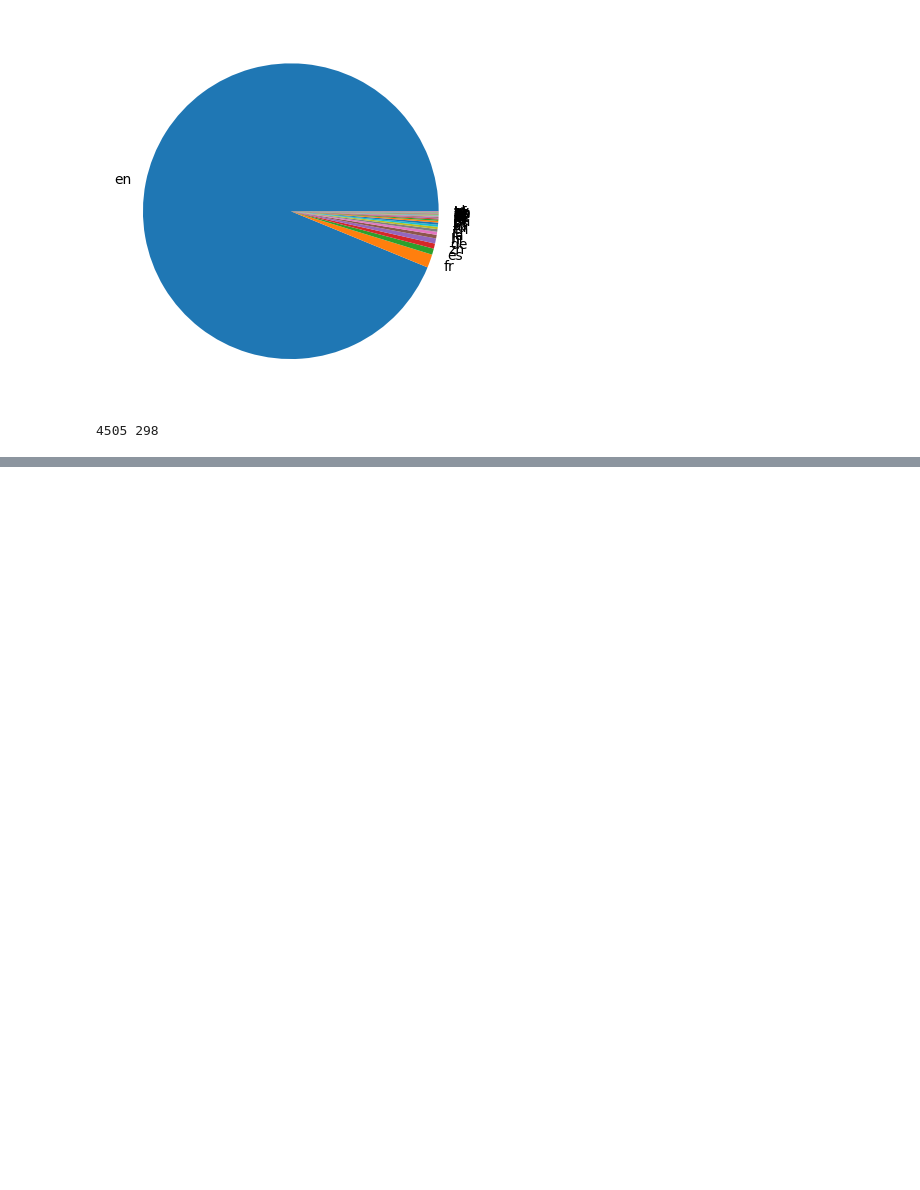
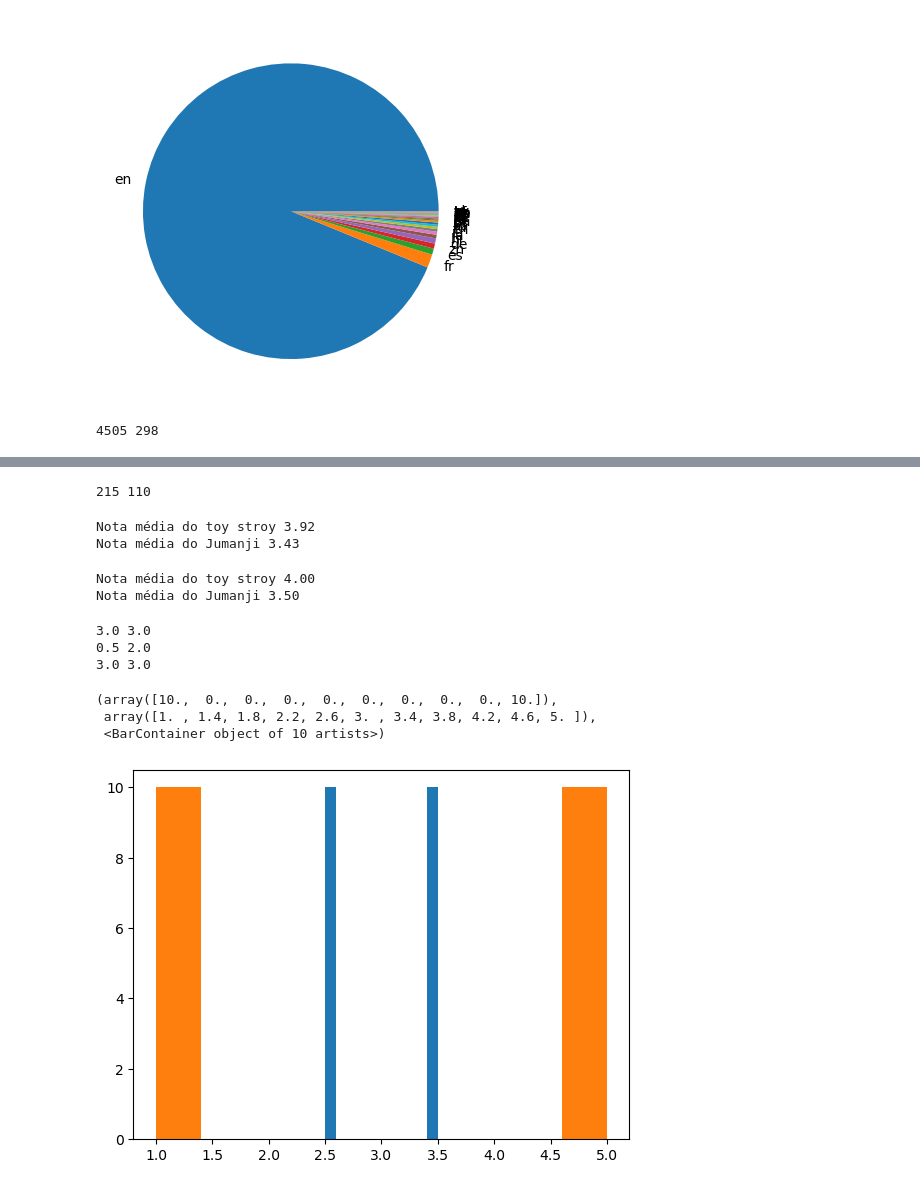
Before and after one commit to DiegoRodrigues007/Data-Science, a Jupyter notebook: teste.ipynb, the cells around one changed output, grey strips where cells are left out. Saved outputs shown, nothing was run; the diff lists cells and outputs as text; code cells hidden in the pictures; blank space fills up the shorter version.

```diff
--- a/teste.ipynb
+++ b/teste.ipynb
@@ -269,0 +332,38 @@ print(total_ingles, total_do_resto)
+# %%
+notas_do_toy_story = notas.query("filmeId==1")
+notas_do_jumanji = notas.query("filmeId==2")
+print(len(notas_do_toy_story), len(notas_do_jumanji))
+# %% [output]
+215 110
+# %%
+print("Nota média do toy stroy %.2f" % notas_do_toy_story.nota.mean())
+print("Nota média do Jumanji %.2f" % notas_do_jumanji.nota.mean())
+# %% [output]
+Nota média do toy stroy 3.92
+Nota média do Jumanji 3.43
+# %%
+print("Nota média do toy stroy %.2f" % notas_do_toy_story.nota.median())
+print("Nota média do Jumanji %.2f" % notas_do_jumanji.nota.median())
+# %% [output]
+Nota média do toy stroy 4.00
+Nota média do Jumanji 3.50
+# %%
+import numpy as np
+filme1 = np.append(np.array([2.5] * 10), np.array([3.5] * 10))
+filme2 = np.append( np.array([5] * 10 ) , np.array([1] * 10))
+# %%
+print(filme1.mean(), filme2.mean())
+print(np.std(filme1), np.std(filme2))
+print(np.median(filme1), np.median(filme2))
+# %% [output]
+3.0 3.0
+0.5 2.0
+3.0 3.0
+# %%
+plt.hist(filme1)
+plt.hist(filme2)
+# %% [output]
+(array([10.,  0.,  0.,  0.,  0.,  0.,  0.,  0.,  0., 10.]),
+ array([1. , 1.4, 1.8, 2.2, 2.6, 3. , 3.4, 3.8, 4.2, 4.6, 5. ]),
+ <BarContainer object of 10 artists>)
+[figure, added]
```
Also changed, not shown: parts of 13 cells of this notebook.
